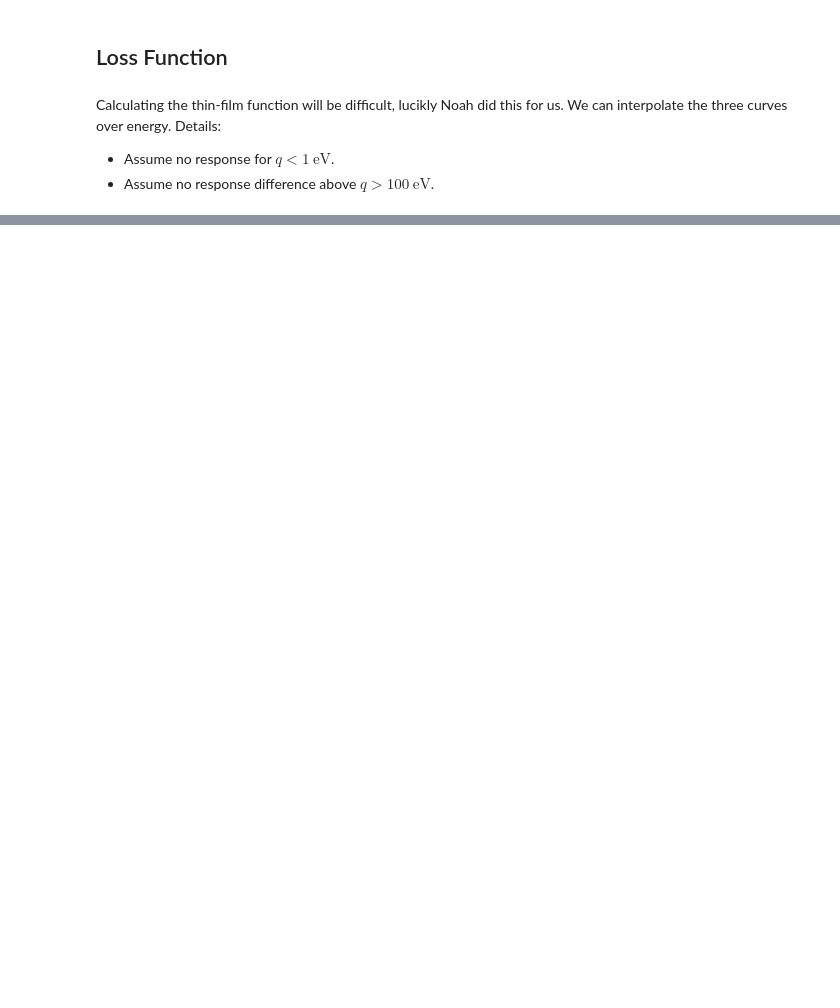
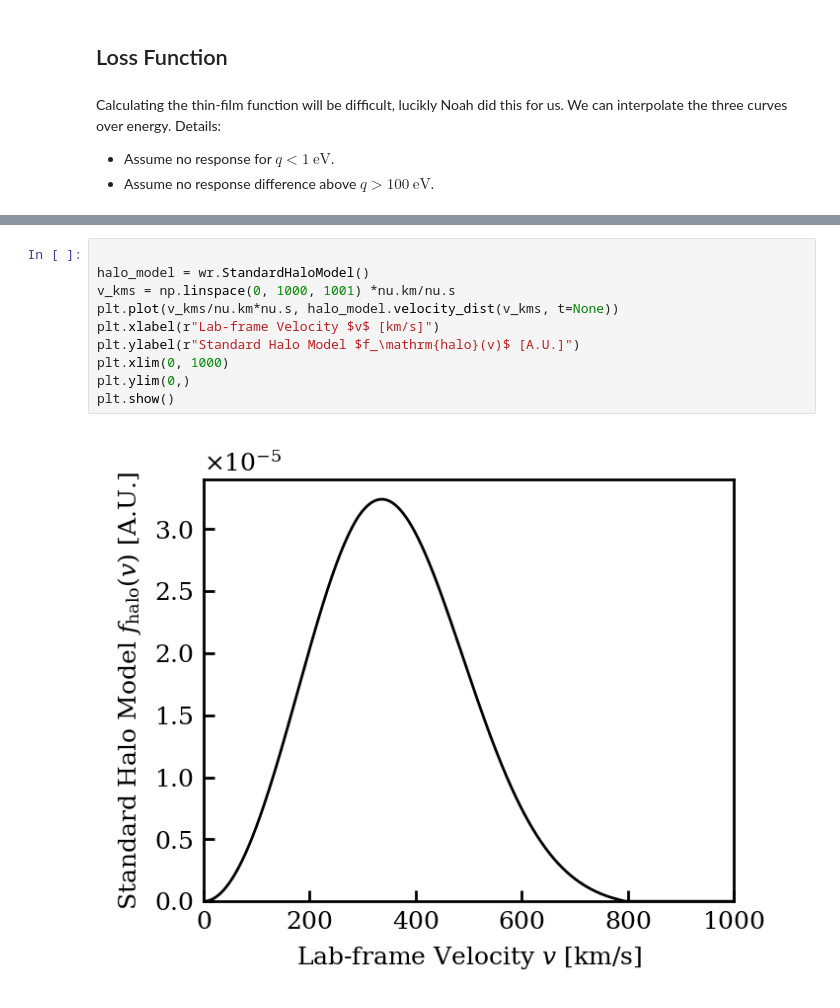
Before and after one commit to FaroutYLq/axioph, a Jupyter notebook: Directionality/rate_in_sc.ipynb, the cells around one changed output, grey strips where cells are left out. Cells and saved outputs as stored; diff of their text form; blank space fills up the shorter version.

```diff
--- a/Directionality/rate_in_sc.ipynb
+++ b/Directionality/rate_in_sc.ipynb
@@ -493,3 +535,15 @@ plt.title("Interpolated Al Thin Film Loss Function")
 plt.show()
 # %% [output]
 [figure]
+# %%
+
+halo_model = wr.StandardHaloModel()
+v_kms = np.linspace(0, 1000, 1001) *nu.km/nu.s
+plt.plot(v_kms/nu.km*nu.s, halo_model.velocity_dist(v_kms, t=None))
+plt.xlabel(r"Lab-frame Velocity $v$ [km/s]")
+plt.ylabel(r"Standard Halo Model $f_\mathrm{halo}(v)$ [A.U.]")
+plt.xlim(0, 1000)
+plt.ylim(0,)
+plt.show()
+# %% [output]
+[figure, added]
```
Also changed, not shown: parts of 9 cells of this notebook.
